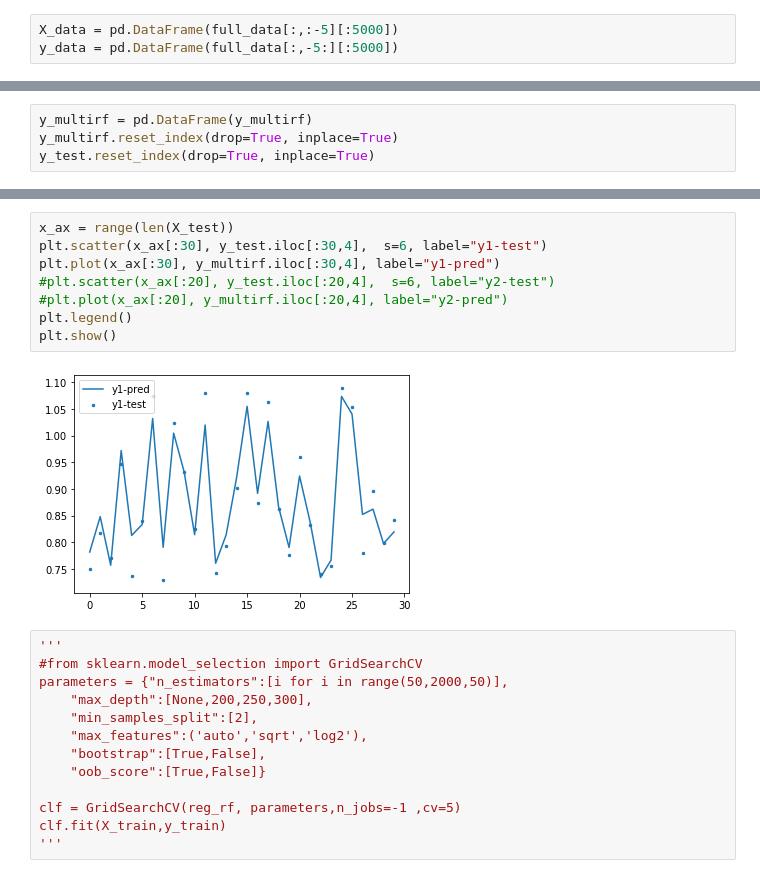
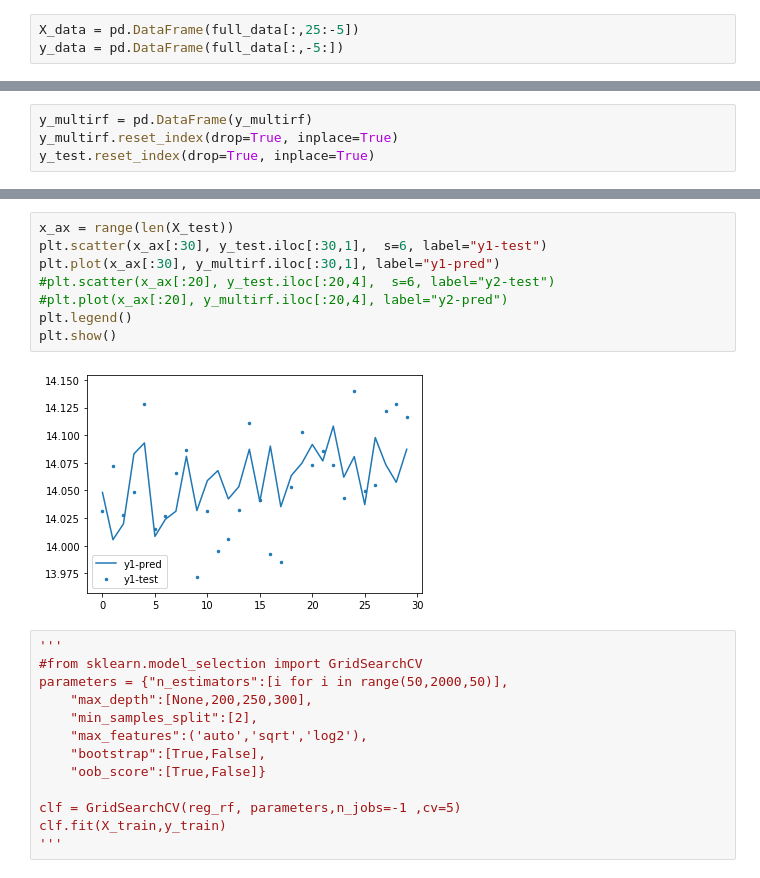
Before and after one commit to abhishek-jana/HODProject, a Jupyter notebook: HOD model using VPF, CIC and CIA machine learning.ipynb, the cells around one changed output, grey strips where cells are left out. Drawn from its saved outputs; the diff is of its cells as text.

```diff
--- a/HOD model using VPF, CIC and CIA machine learning.ipynb
+++ b/HOD model using VPF, CIC and CIA machine learning.ipynb
@@ -21,8 +21,8 @@ from sklearn.preprocessing import MinMaxScaler,StandardScaler
 full_data = np.load('machine_learning_data.npy')
 np.random.shuffle(full_data)
 # %%
-X_data = pd.DataFrame(full_data[:,:-5][:5000])
-y_data = pd.DataFrame(full_data[:,-5:][:5000])
+X_data = pd.DataFrame(full_data[:,25:-5])
+y_data = pd.DataFrame(full_data[:,-5:])
 # %%
 def plot_corr(pred,test):
     sns.jointplot(pred.iloc[:,0],test.iloc[:,0],kind = "kde")
@@ -222,13 +217,13 @@ plot_corr(y_multirf,y_test)
 # %%
 x_ax = range(len(X_test))
-plt.scatter(x_ax[:30], y_test.iloc[:30,4],  s=6, label="y1-test")
-plt.plot(x_ax[:30], y_multirf.iloc[:30,4], label="y1-pred")
+plt.scatter(x_ax[:30], y_test.iloc[:30,1],  s=6, label="y1-test")
+plt.plot(x_ax[:30], y_multirf.iloc[:30,1], label="y1-pred")
 #plt.scatter(x_ax[:20], y_test.iloc[:20,4],  s=6, label="y2-test")
 #plt.plot(x_ax[:20], y_multirf.iloc[:20,4], label="y2-pred")
 plt.legend()
 plt.show()
 # %% [output]
-[figure, old version]
+[figure, new version]
 # %%
 '''
 #from sklearn.model_selection import GridSearchCV
```
Also changed, not shown: parts of 18 cells of this notebook, 31 other files.
